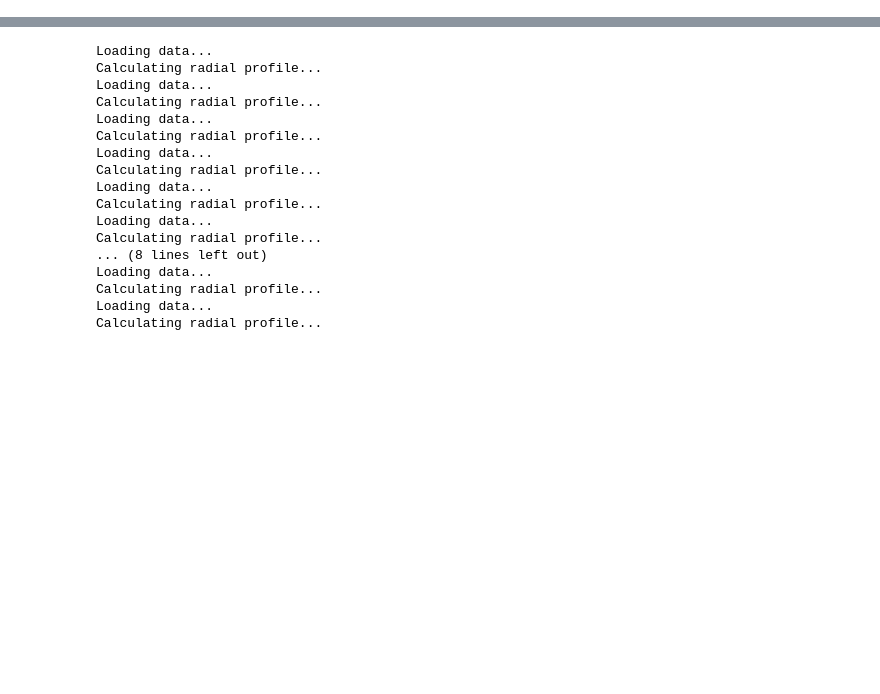
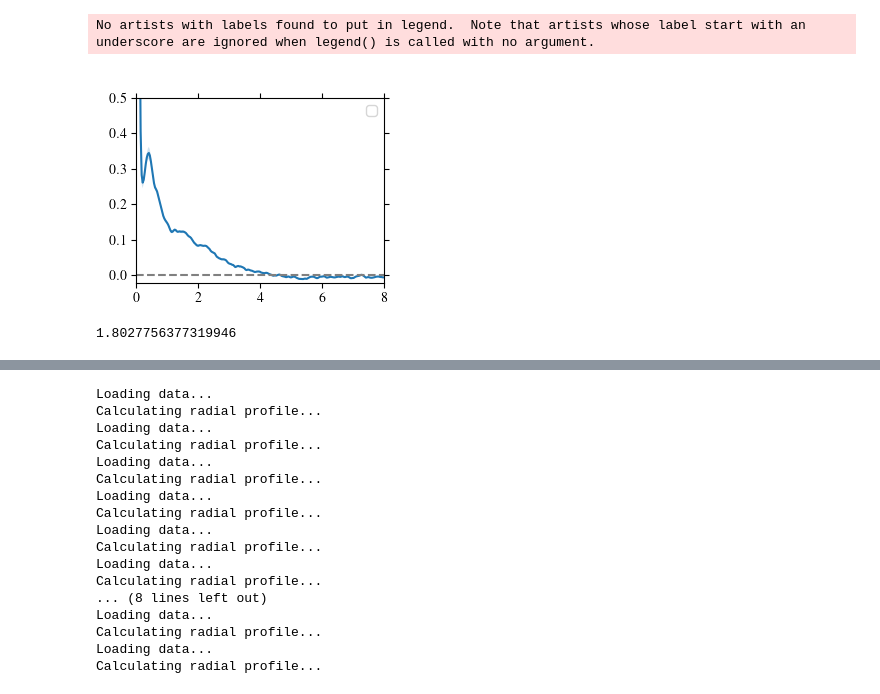
Before and after one commit to yyamato-as/edisk-L1489IRS, a Jupyter notebook: radial_profile.ipynb, the cells around one changed output, grey strips where cells are left out. Cells and saved outputs as stored; diff of their text form; code cells hidden in the pictures; blank space fills up the shorter version.

```diff
--- a/radial_profile.ipynb
+++ b/radial_profile.ipynb
@@ -35,0 +71,27 @@ The autoreload extension is already loaded. To reload it, use:
+# %%
+# plot
+uvtaper = ["_taper_1000klambda", "_taper_2000klambda", "_taper_3000klambda", ""]
+uvtaper = ["_taper_2000klambda"]
+# uvtaper = [""]
+plt.figure()
+for taper in uvtaper:
+    profilename = f"./VADP/L1489IRS_SBLB_continuum_robust_1.0{taper}.pbcor.tt0_radialProfileWedge45deg.txt"
+    r, I, dI = np.loadtxt(profilename, unpack=True)
+    I *= 1e3
+    dI *=1e3
+
+
+    plt.plot(r, I, label=taper)
+    plt.fill_between(r, I-dI, I+dI, alpha=0.2)
+    # plt.yscale("log")
+    plt.xlim(0, 8)
+    plt.ylim(-0.02, 0.5)
+    plt.axhline(y=0.0, color="grey", ls="dashed")
+    plt.legend()
+# %% [output]
+No artists with labels found to put in legend.  Note that artists whose label start with an underscore are ignored when legend() is called with no argument.
+[figure, added]
+# %%
+np.sqrt(1**2+1.5**2)
+# %% [output]
+1.8027756377319946
```
Also changed, not shown: parts of 9 cells of this notebook, 14 other files.
